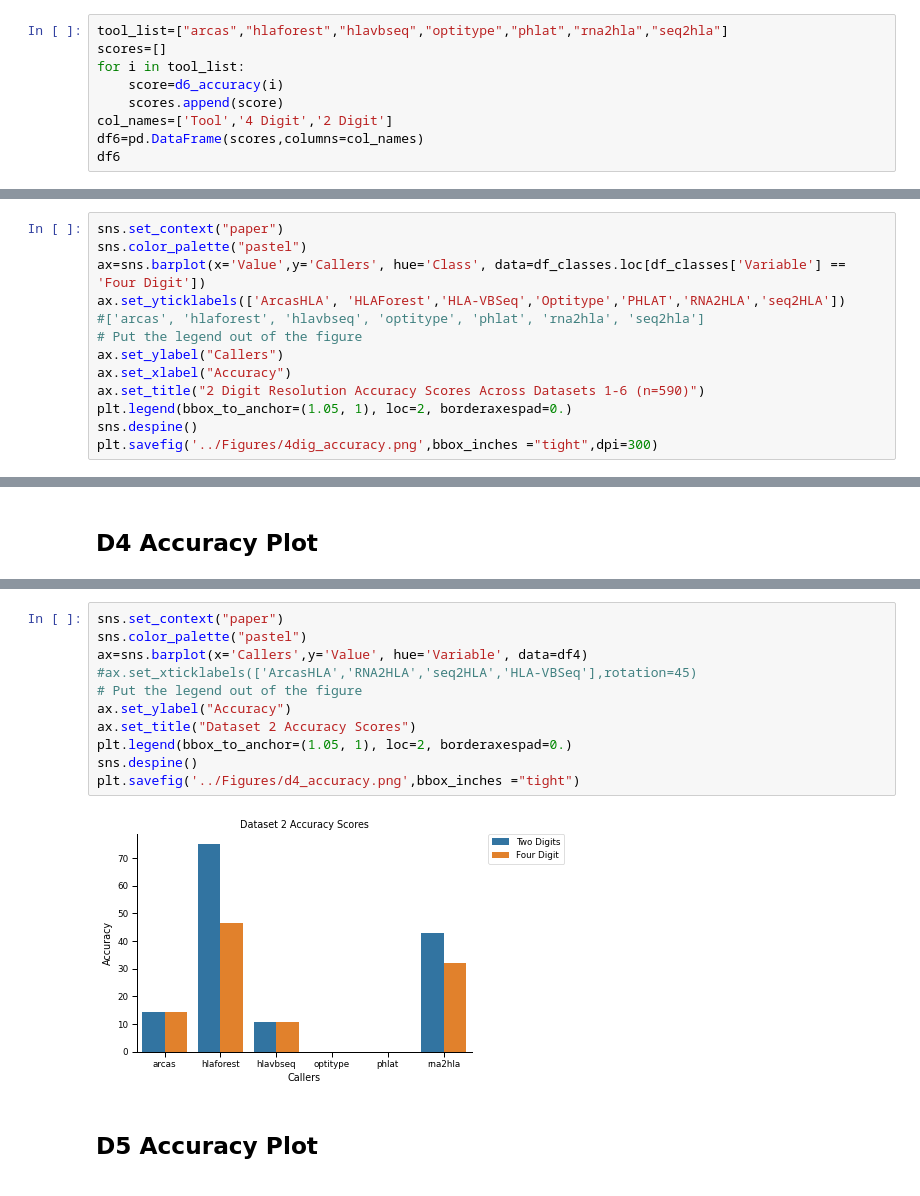
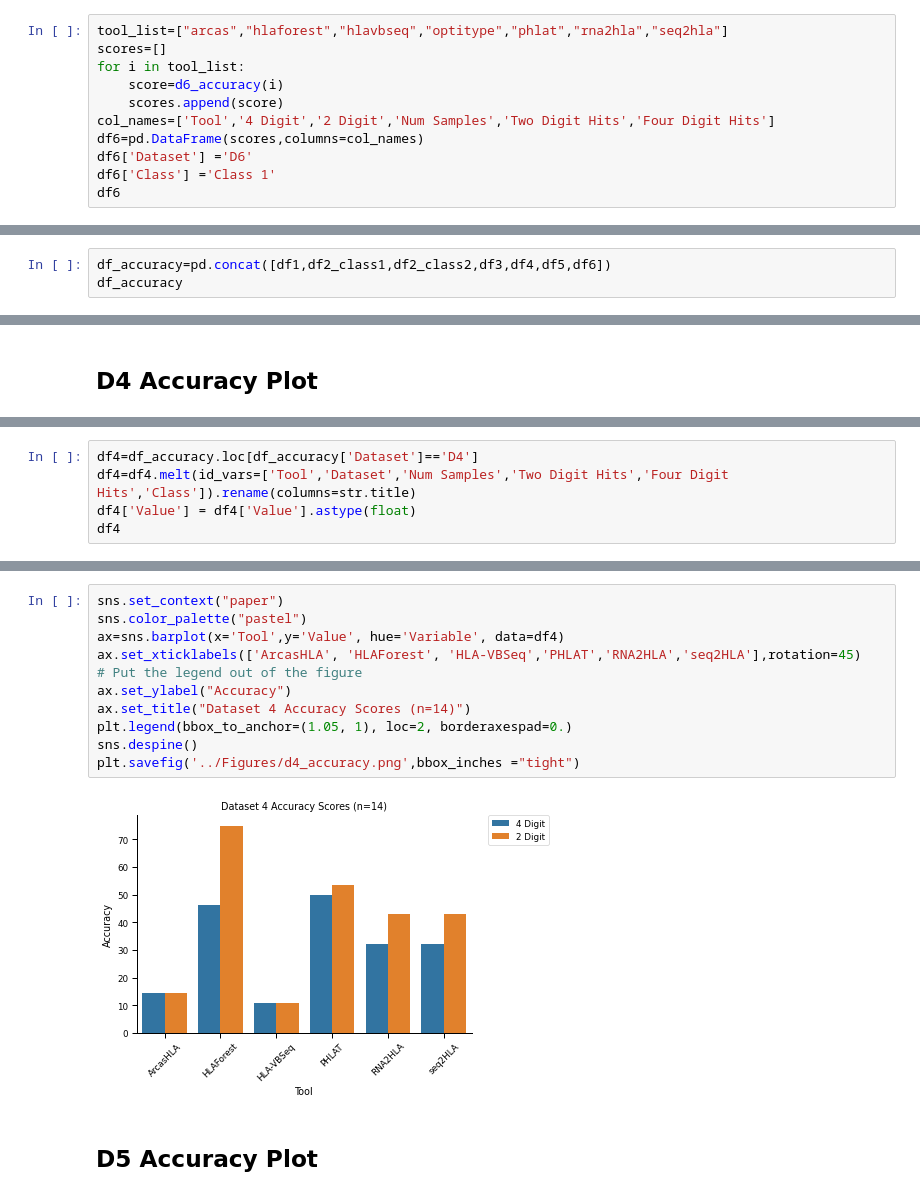
Before and after one commit to ydottie/hlaproject, a Jupyter notebook: notebooks/FINAL_accuracy_all_datasets.ipynb, the cells around one changed output, grey strips where cells are left out. Cells and saved outputs as stored; diff of their text form.

Commit message:
accuracy script cleaned up and supp figures

```diff
--- a/notebooks/FINAL_accuracy_all_datasets.ipynb
+++ b/notebooks/FINAL_accuracy_all_datasets.ipynb
@@ -981,7 +1011,9 @@ scores=[]
 for i in tool_list:
     score=d6_accuracy(i)
     scores.append(score)
-col_names=['Tool','4 Digit','2 Digit']
+col_names=['Tool','4 Digit','2 Digit','Num Samples','Two Digit Hits','Four Digit Hits']
 df6=pd.DataFrame(scores,columns=col_names)
+df6['Dataset'] ='D6'
+df6['Class'] ='Class 1'
 df6
 # %% [output]
@@ -995,0 +1030,3 @@ df6
+# %%
+df_accuracy=pd.concat([df1,df2_class1,df2_class2,df3,df4,df5,df6])
+df_accuracy
@@ -2057,13 +2135,0 @@ plt.savefig('../Figures/2dig_accuracy.png',bbox_inches ="tight",dpi=300)
-# %%
-sns.set_context("paper")
-sns.color_palette("pastel")
-ax=sns.barplot(x='Value',y='Callers', hue='Class', data=df_classes.loc[df_classes['Variable'] == 'Four Digit'])
-ax.set_yticklabels(['ArcasHLA', 'HLAForest','HLA-VBSeq','Optitype','PHLAT','RNA2HLA','seq2HLA'])
-#['arcas', 'hlaforest', 'hlavbseq', 'optitype', 'phlat', 'rna2hla', 'seq2hla']
-# Put the legend out of the figure
-ax.set_ylabel("Callers")
-ax.set_xlabel("Accuracy")
-ax.set_title("2 Digit Resolution Accuracy Scores Across Datasets 1-6 (n=590)")
-plt.legend(bbox_to_anchor=(1.05, 1), loc=2, borderaxespad=0.)
-sns.despine()
-plt.savefig('../Figures/4dig_accuracy.png',bbox_inches ="tight",dpi=300)
@@ -2214,0 +2293,5 @@ df4
+# %%
+df4=df_accuracy.loc[df_accuracy['Dataset']=='D4']
+df4=df4.melt(id_vars=['Tool','Dataset','Num Samples','Two Digit Hits','Four Digit Hits','Class']).rename(columns=str.title)
+df4['Value'] = df4['Value'].astype(float)
+df4
@@ -2215,15 +2312,15 @@ df4
 # %%
 sns.set_context("paper")
 sns.color_palette("pastel")
-ax=sns.barplot(x='Callers',y='Value', hue='Variable', data=df4)
-#ax.set_xticklabels(['ArcasHLA','RNA2HLA','seq2HLA','HLA-VBSeq'],rotation=45)
+ax=sns.barplot(x='Tool',y='Value', hue='Variable', data=df4)
+ax.set_xticklabels(['ArcasHLA', 'HLAForest', 'HLA-VBSeq','PHLAT','RNA2HLA','seq2HLA'],rotation=45)
 # Put the legend out of the figure
 ax.set_ylabel("Accuracy")
-ax.set_title("Dataset 2 Accuracy Scores")
+ax.set_title("Dataset 4 Accuracy Scores (n=14)")
 plt.legend(bbox_to_anchor=(1.05, 1), loc=2, borderaxespad=0.)
 sns.despine()
 plt.savefig('../Figures/d4_accuracy.png',bbox_inches ="tight")
 # %% [output]
-[figure, old version]
+[figure, new version]
 # %% [markdown]
 ## D5 Accuracy Plot
```
Also changed, not shown: parts of 43 cells of this notebook, 10 other files.
